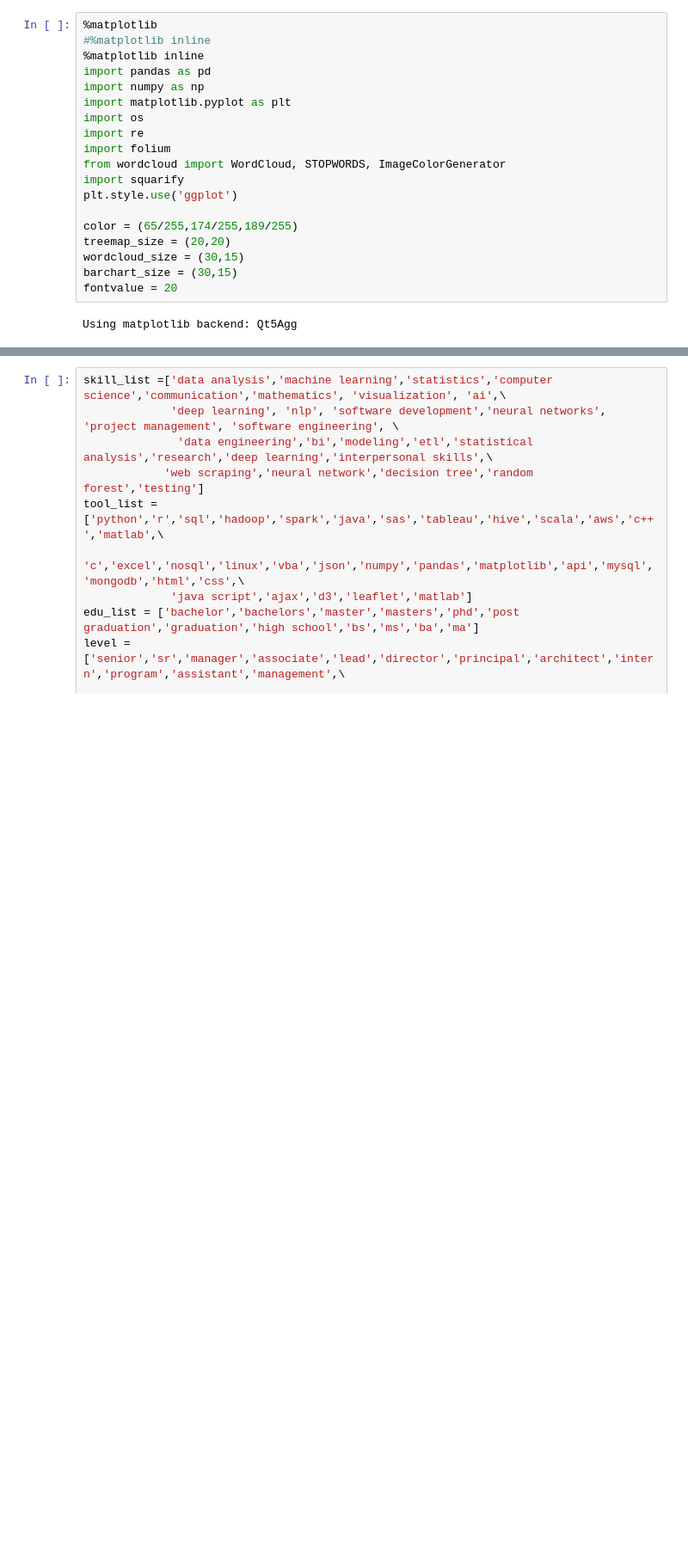
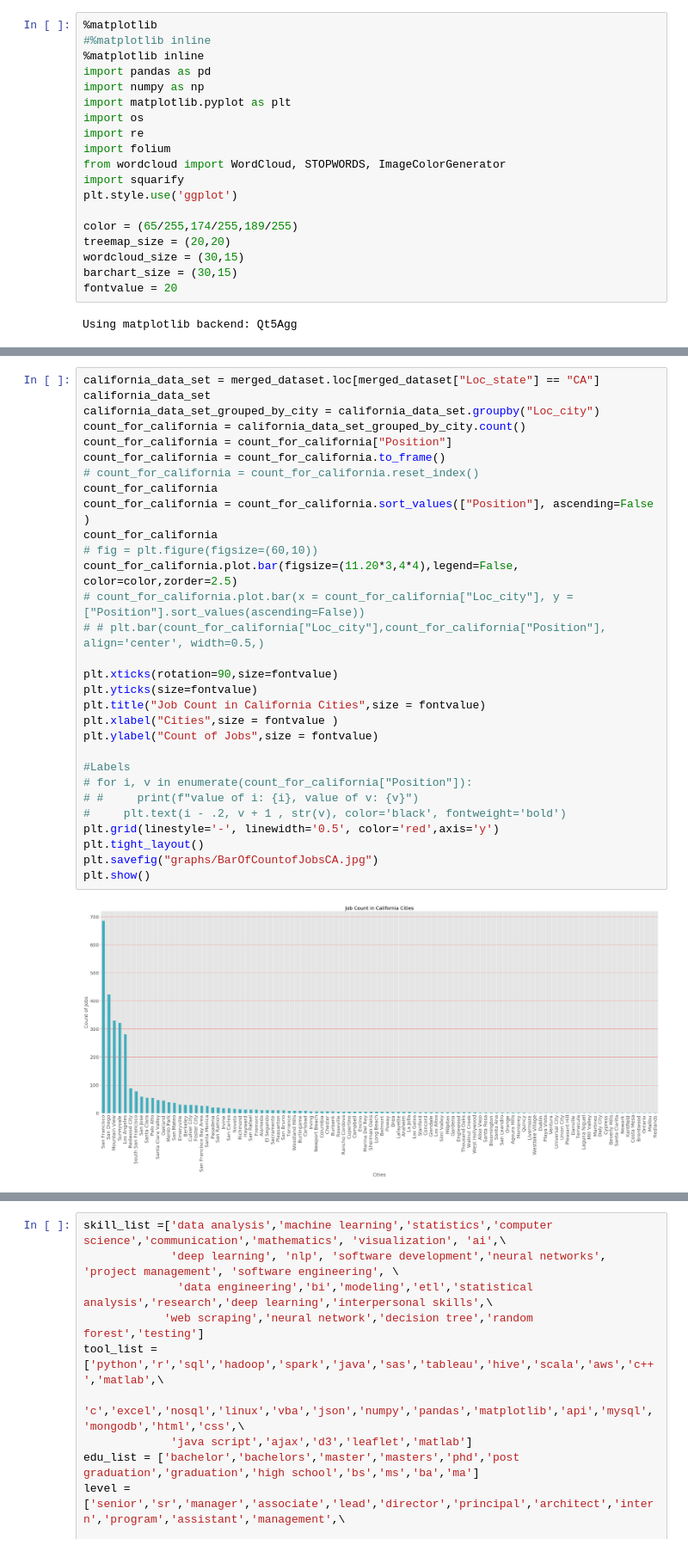
Before and after one commit to DataAnalyticsUCBX/Job_Analytics, a Jupyter notebook: Job_Analytics.ipynb, the cells around one changed output, grey strips where cells are left out. Shown at 86% size. Drawn from its saved outputs; the diff is of its cells as text; blank space fills up the shorter version.

```diff
--- a/Job_Analytics.ipynb
+++ b/Job_Analytics.ipynb
@@ -157,0 +251,32 @@ Did not find:[' AR', ' AZ', ' CA', ' CO', ' CT', ' DC', ' DE', ' FL', ' GA', ' H
+# %%
+california_data_set = merged_dataset.loc[merged_dataset["Loc_state"] == "CA"]
+california_data_set
+california_data_set_grouped_by_city = california_data_set.groupby("Loc_city")
+count_for_california = california_data_set_grouped_by_city.count()
+count_for_california = count_for_california["Position"]
+count_for_california = count_for_california.to_frame()
+# count_for_california = count_for_california.reset_index()
+count_for_california
+count_for_california = count_for_california.sort_values(["Position"], ascending=False )
+count_for_california
+# fig = plt.figure(figsize=(60,10))
+count_for_california.plot.bar(figsize=(11.20*3,4*4),legend=False, color=color,zorder=2.5)
+# count_for_california.plot.bar(x = count_for_california["Loc_city"], y = ["Position"].sort_values(ascending=False))
+# # plt.bar(count_for_california["Loc_city"],count_for_california["Position"], align='center', width=0.5,)
+
+plt.xticks(rotation=90,size=fontvalue)
+plt.yticks(size=fontvalue)
+plt.title("Job Count in California Cities",size = fontvalue)
+plt.xlabel("Cities",size = fontvalue )
+plt.ylabel("Count of Jobs",size = fontvalue)
+
+#Labels
+# for i, v in enumerate(count_for_california["Position"]):
+# #     print(f"value of i: {i}, value of v: {v}")
+#     plt.text(i - .2, v + 1 , str(v), color='black', fontweight='bold')
+plt.grid(linestyle='-', linewidth='0.5', color='red',axis='y')
+plt.tight_layout()
+plt.savefig("graphs/BarOfCountofJobsCA.jpg")
+plt.show()
+# %% [output]
+[figure, added]
```
Also changed, not shown: parts of 24 cells of this notebook, 11 other files.
